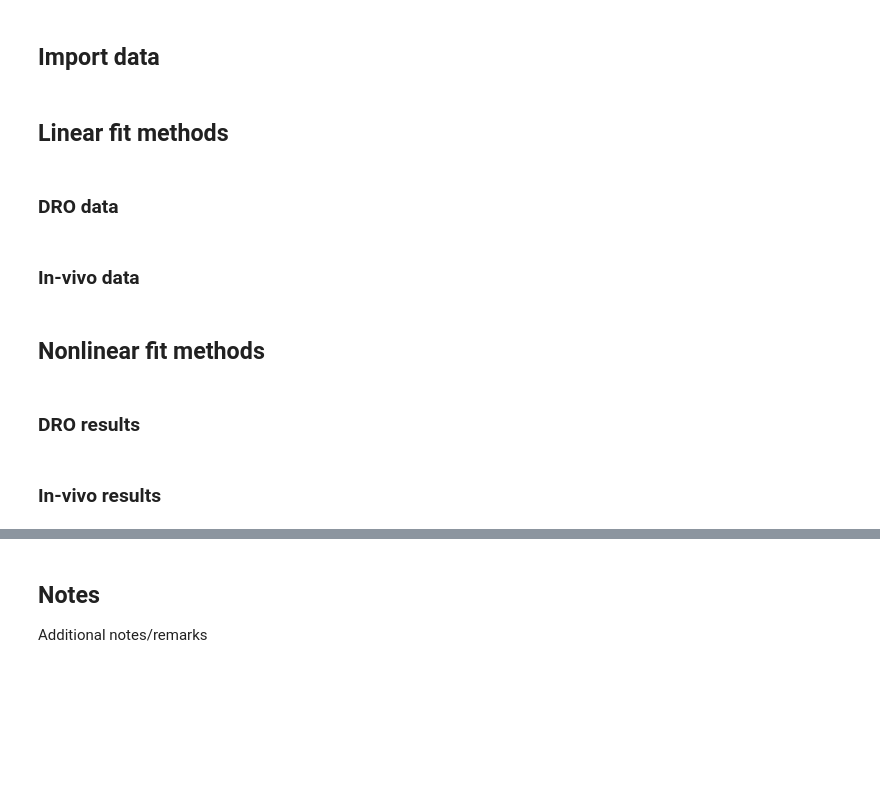
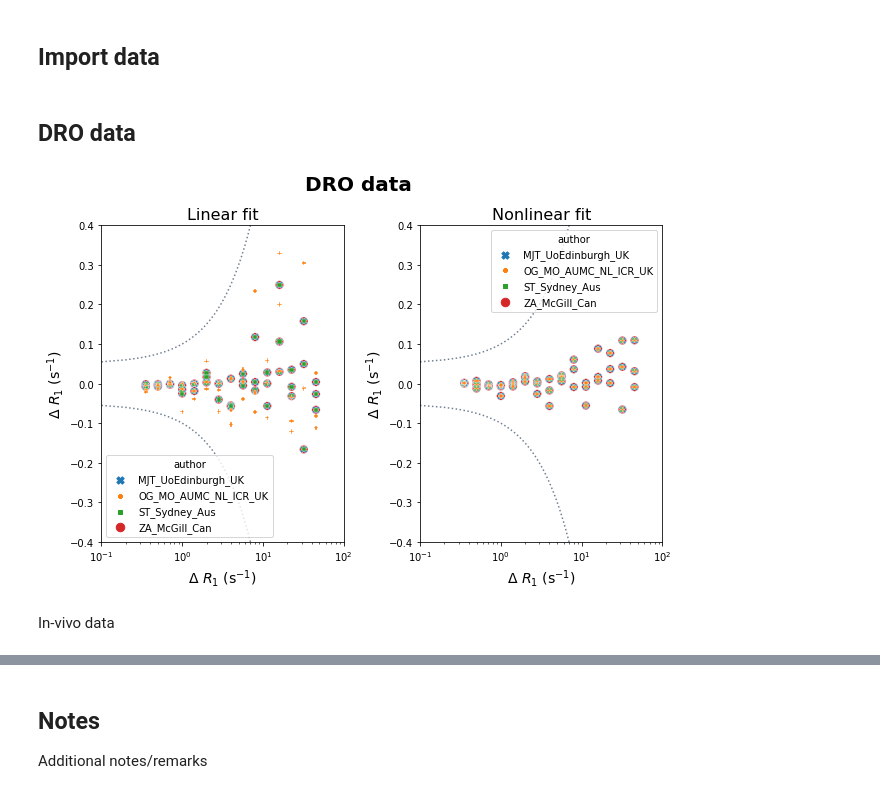
Before and after one commit to OSIPI/DCE-DSC-MRI_CodeCollection, a Jupyter notebook: notebooks/VariableFlipAngle.ipynb, the cells around one changed output, grey strips where cells are left out. Drawn from its saved outputs; the diff is of its cells as text; code cells hidden in the pictures; blank space fills up the shorter version.

Commit message:
first attempts for visualizing results on VFA data with bland-altman plots

```diff
--- a/notebooks/VariableFlipAngle.ipynb
+++ b/notebooks/VariableFlipAngle.ipynb
@@ -17,16 +58,42 @@ Tolerances
 # %% [markdown]
 ## Import data
-# %% [markdown]
-## Linear fit methods
+# %%
+data_dir = r'../test/results/T1_mapping//'
+# combine data from CSV files
+df = pd.concat([
+    pd.read_csv(data_dir + 'TestResults_T1mapping_mcgill_t1_VFA_lin.csv').assign(method='linear', author='ZA_McGill_Can'),
+    pd.read_csv(data_dir + 'TestResults_T1mapping_MJT_EdinburghUK_t1_VFA_lin.csv').assign(method='linear', author='MJT_UoEdinburgh_UK'),
+    pd.read_csv(data_dir + 'TestResults_T1mapping_ST_SydneyAus_t1_VFA_lin.csv').assign(method='linear', author='ST_Sydney_Aus'),
+    pd.read_csv(data_dir + 'TestResults_T1mapping_OG_MO_AUMC_ICR_RHM_t1_VFA_2fa.csv').assign(method='linear', author='OG_MO_AUMC_NL_ICR_UK'),
+    pd.read_csv(data_dir + 'TestResults_T1mapping_mcgill_t1_novifast.csv').assign(method='nonlinear', author='ZA_McGill_Can'),
+    pd.read_csv(data_dir + 'TestResults_T1mapping_MJT_EdinburghUK_t1_VFA_nonlin.csv').assign(method='nonlinear', author='MJT_UoEdinburgh_UK'),
+    pd.read_csv(data_dir + 'TestResults_T1mapping_ST_SydneyAus_t1_VFA_nonlin.csv').assign(method='nonlinear', author='ST_Sydney_Aus'),
+    pd.read_csv(data_dir + 'TestResults_T1mapping_OG_MO_AUMC_ICR_RHM_t1_VFA_nonlin.csv').assign(method='nonlinear', author='OG_MO_AUMC_NL_ICR_UK')
+    ])
+
+# label data source
+df['source']=''
+df.loc[df['label'].str.contains('brain'),'source']='brain'
+df.loc[df['label'].str.contains('prostaat'),'source']='prostate'
+df.loc[df['label'].str.contains('QIBA'),'source']='DRO'
+
+tolerances = { 'r1': {'atol' : 0.05, 'rtol': 0.05 }}
+
+# calculate error between measured and reference R_1 values
+df['error_r1'] = df['r1_measured'] - df['r1_ref']
 # %% [markdown]
-### DRO data
+## DRO data
 # %%
-# prepare data for bland-altman like plots
+# first plot results of linear fit
+data_linear = df[(df['source']=='DRO') & (df['method']=='linear')]
+fig, ax = plt.subplots(1,2, sharey='none', figsize=(9,6))
+plot_bland_altman(ax[0], data_linear, tolerances, 'r1',log_plot=True, xlim=[10**-1,10**2],ylim=(-0.4,0.4),label_xaxis='$\Delta$ $R_{1}$ (s$^{-1}$)',label_yaxis='$\Delta$ $R_{1}$ (s$^{-1}$)', fig_title='Linear fit')
+# plot results of nonlinear fit
+data_nonlinear = df[(df['source']=='DRO') & (df['method']=='nonlinear')]
+plot_bland_altman(ax[1], data_nonlinear, tolerances, 'r1',log_plot=True, xlim=[10**-1,10**2],ylim=(-0.4,0.4),label_xaxis='$\Delta$ $R_{1}$ (s$^{-1}$)',label_yaxis='$\Delta$ $R_{1}$ (s$^{-1}$)', fig_title='Nonlinear fit')
+fig.suptitle('DRO data',fontsize=20, fontweight='bold')
+plt.tight_layout()
+# %% [output]
+[figure, added]
 # %% [markdown]
-### In-vivo data
+In-vivo data
-# %% [markdown]
-## Nonlinear fit methods
-# %% [markdown]
-### DRO results
-# %% [markdown]
-### In-vivo results
```
Also changed, not shown: parts of 5 cells of this notebook, 3 other files.
